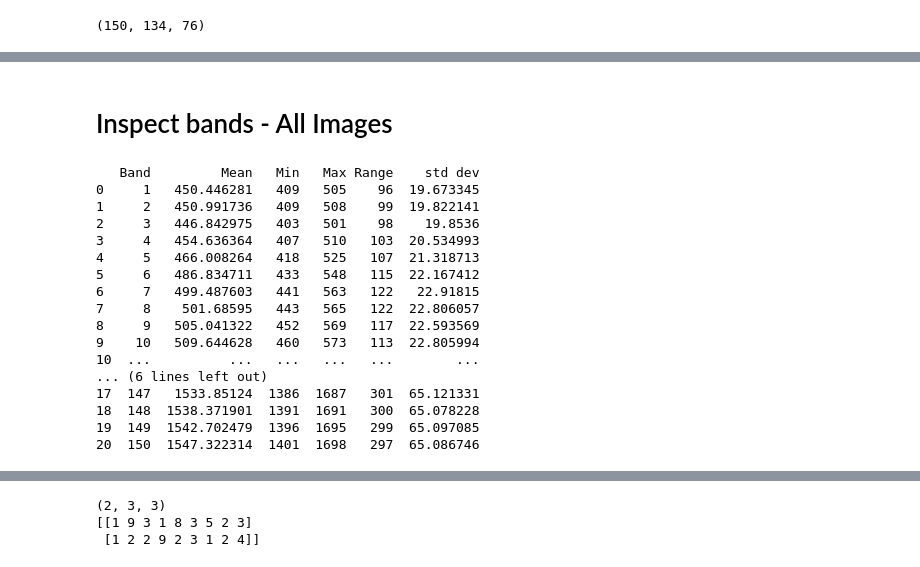
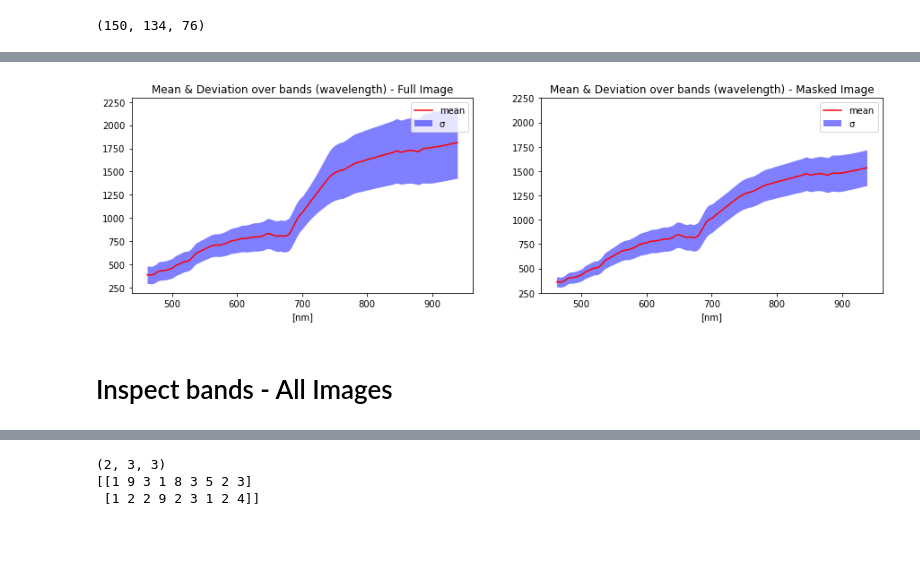
Before and after one commit to oakleighw/remote_sensing_hyperspectral_soil, a Jupyter notebook: dataset.ipynb, the cells around one changed output, grey strips where cells are left out. Saved outputs shown, nothing was run; the diff lists cells and outputs as text; code cells hidden in the pictures; blank space fills up the shorter version.

```diff
--- a/dataset.ipynb
+++ b/dataset.ipynb
@@ -109,5 +109,6 @@ print(arr.data.shape)
 #may use for masked image
 #cleanArr = np.delete(arr, np.where(arr == None))
 # %%
-newArr = arr.data.reshape(150, 10184)
+newArr = np.transpose(arr.data.reshape(150, 10184))
+newArrMasked = np.transpose(arr.reshape(150, 10184))
 # %%
@@ -181,15 +161,0 @@ means, ma, mi, ranges, stds = bandOverview(newArr)
-# %%
-import matplotlib.pyplot as plt
-def plotBands(means,stds):
-    plt.figure()
-    plt.title('Metrics over Bands')
-
-    plt.plot(means)
-    plt.legend(['mean'])
-    plt.show()
-
-    plt.figure()
-    plt.plot(stds,color='green')
-    plt.legend(['\u03C3'])
-
-plotBands(means,stds)
@@ -199,3 +206,32 @@ plotBands(means,stds)
+# %%
+import matplotlib.pyplot as plt
+def plotBands(means,stds,title):
+    plt.title(title)
+
+    plt.plot(wavelength_df['wavelength'],means, color='red')
+
+    stdHigher = np.array(means) + np.array(stds)
+    stdLower = np.array(means) - np.array(stds)
+    plt.xlabel('[nm]')
+    plt.fill_between(
+        wavelength_df['wavelength'],
+        stdHigher,
+        stdLower,
+        color='blue',
+        alpha=0.5,
+        linewidth=0,
+        )
+    plt.legend(['mean','\u03C3'])
+
+plt.figure(figsize=(15,4))
+plt.ylim(250,2250)
+plt.subplot(1, 2, 1)
+plotBands(means,stds,'Mean & Deviation over bands (wavelength) - Full Image')
+plt.subplot(1, 2, 2)
+plt.ylim(250,2250)
+plotBands(meansM,stdsM,'Mean & Deviation over bands (wavelength) - Masked Image')
+# %% [output]
+[figure, added]
 # %% [markdown]
 # Inspect bands - All Images
 # %%
@@ -215,20 +254,4 @@ for i in range (0,1732):
 # %%
-means, ma, mi, ranges, stds = bandOverview(allIms)
+df, means, ma, mi, ranges, stds = bandOverview(allIms)
+
+dfM, meansM, maM, miM, rangesM, stdsM = bandOverview(allImsM)
-# %% [output]
-   Band         Mean   Min   Max Range    std dev
-0     1   450.446281   409   505    96  19.673345
-1     2   450.991736   409   508    99  19.822141
-2     3   446.842975   403   501    98    19.8536
-3     4   454.636364   407   510   103  20.534993
-4     5   466.008264   418   525   107  21.318713
-5     6   486.834711   433   548   115  22.167412
-6     7   499.487603   441   563   122   22.91815
-7     8    501.68595   443   565   122  22.806057
-8     9   505.041322   452   569   117  22.593569
-9    10   509.644628   460   573   113  22.805994
-10  ...          ...   ...   ...   ...        ...
-... (6 lines left out)
-17  147   1533.85124  1386  1687   301  65.121331
-18  148  1538.371901  1391  1691   300  65.078228
-19  149  1542.702479  1396  1695   299  65.097085
-20  150  1547.322314  1401  1698   297  65.086746
```
Also changed, not shown: parts of 35 cells of this notebook.
